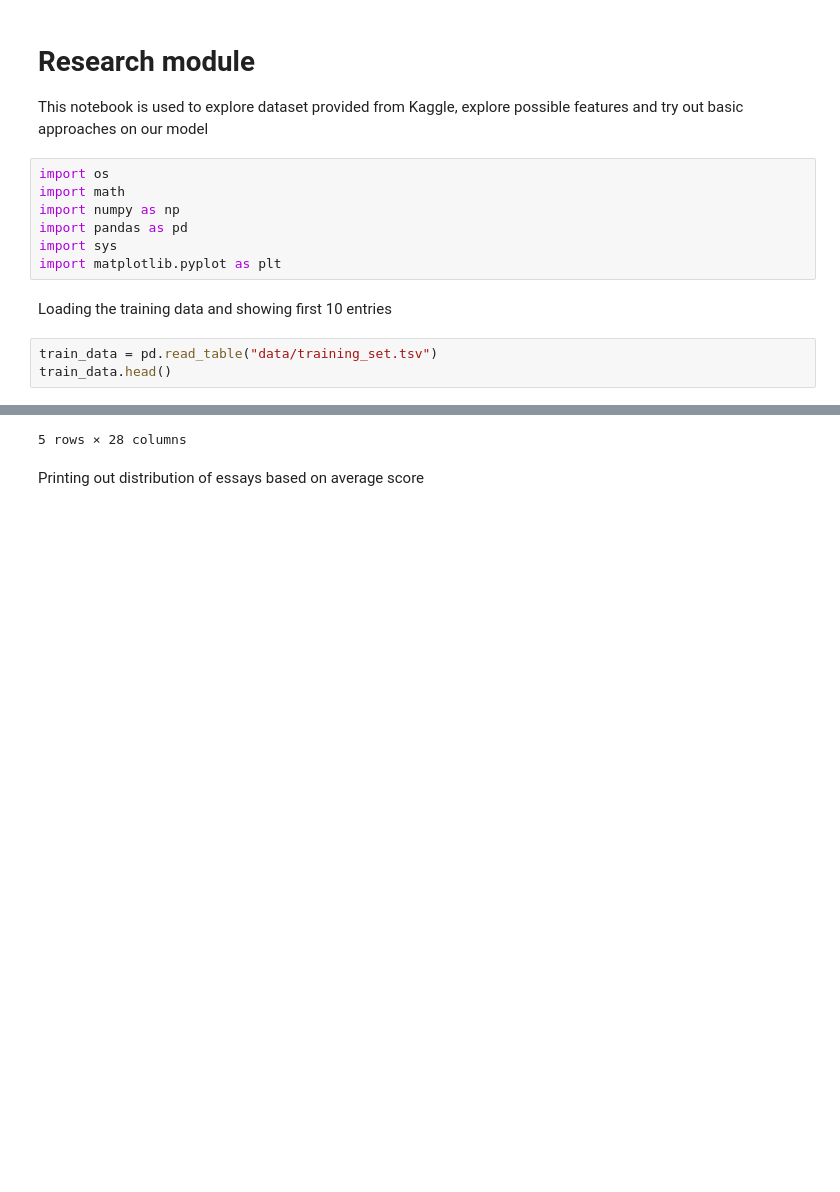
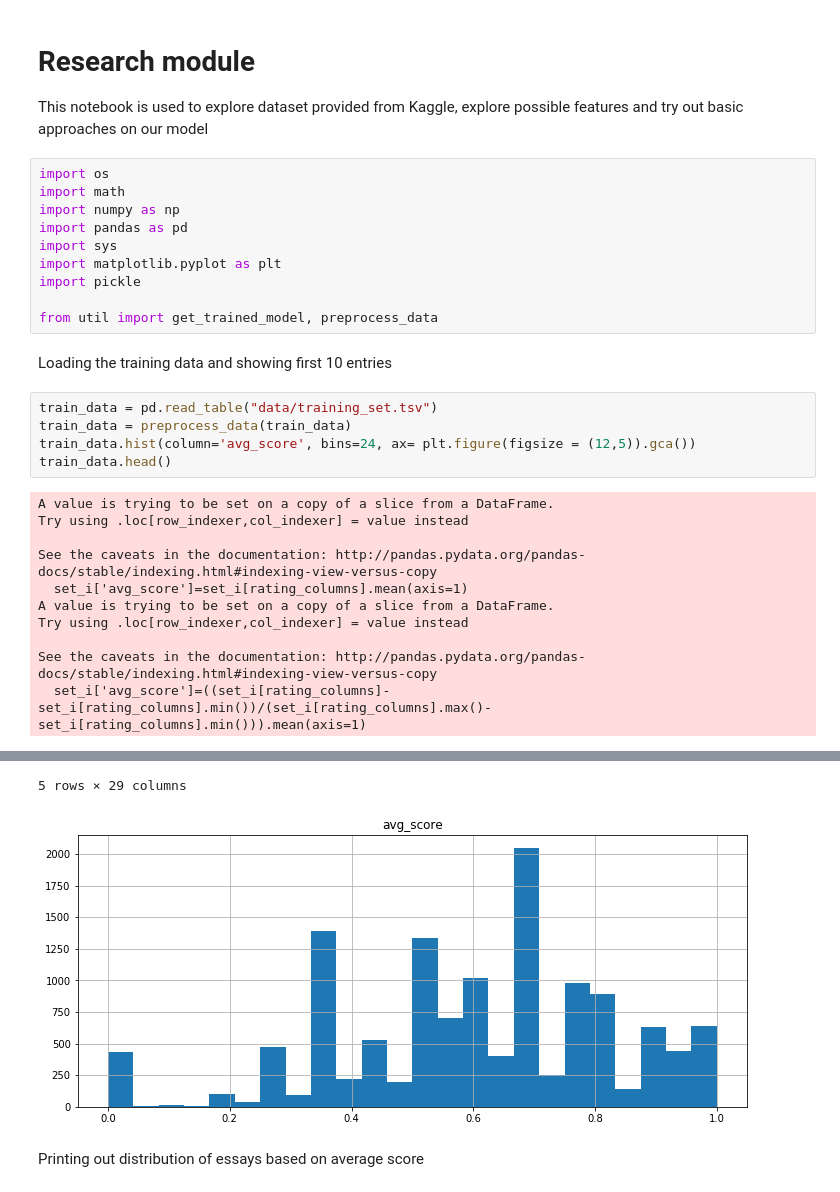
Before and after one commit to mkukovacec/Egrader, a Jupyter notebook: DataExploration.ipynb, the cells around one changed output, grey strips where cells are left out. Saved outputs shown, nothing was run; the diff lists cells and outputs as text; blank space fills up the shorter version.

```diff
--- a/DataExploration.ipynb
+++ b/DataExploration.ipynb
@@ -9,19 +9,35 @@ import numpy as np
 import pandas as pd
 import sys
 import matplotlib.pyplot as plt
+import pickle
+
+from util import get_trained_model, preprocess_data
 # %% [markdown]
 Loading the training data and showing first 10 entries
 # %%
 train_data = pd.read_table("data/training_set.tsv")
+train_data = preprocess_data(train_data)
+train_data.hist(column='avg_score', bins=24, ax= plt.figure(figsize = (12,5)).gca())
 train_data.head()
 # %% [output]
+A value is trying to be set on a copy of a slice from a DataFrame.
+Try using .loc[row_indexer,col_indexer] = value instead
+
+See the caveats in the documentation: http://pandas.pydata.org/pandas-docs/stable/indexing.html#indexing-view-versus-copy
+  set_i['avg_score']=set_i[rating_columns].mean(axis=1)
+A value is trying to be set on a copy of a slice from a DataFrame.
+Try using .loc[row_indexer,col_indexer] = value instead
+
+See the caveats in the documentation: http://pandas.pydata.org/pandas-docs/stable/indexing.html#indexing-view-versus-copy
+  set_i['avg_score']=((set_i[rating_columns]-set_i[rating_columns].min())/(set_i[rating_columns].max()-set_i[rating_columns].min())).mean(axis=1)
 |  | essay_id | essay_set | essay | rater1_domain1 | rater2_domain1 | rater3_domain1 | domain1_score | ... |
 | 0 | 1 | 1 | Dear local newspaper, I think eff... | 4 | 4 | NaN | 8 | ... |
 | 1 | 2 | 1 | Dear @CAPS1 @CAPS2, I believe tha... | 5 | 4 | NaN | 9 | ... |
 | 2 | 3 | 1 | Dear, @CAPS1 @CAPS2 @CAPS3 More a... | 4 | 3 | NaN | 7 | ... |
 | 3 | 4 | 1 | Dear Local Newspaper, @CAPS1 I ha... | 5 | 5 | NaN | 10 | ... |
 | 4 | 5 | 1 | Dear @LOCATION1, I know having co... | 4 | 4 | NaN | 8 | ... |
-5 rows × 28 columns
+5 rows × 29 columns
+[figure, added]
 # %% [markdown]
 Printing out distribution of essays based on average score
 # %%
```
Also changed, not shown: parts of 2 cells of this notebook, 19 other files.
